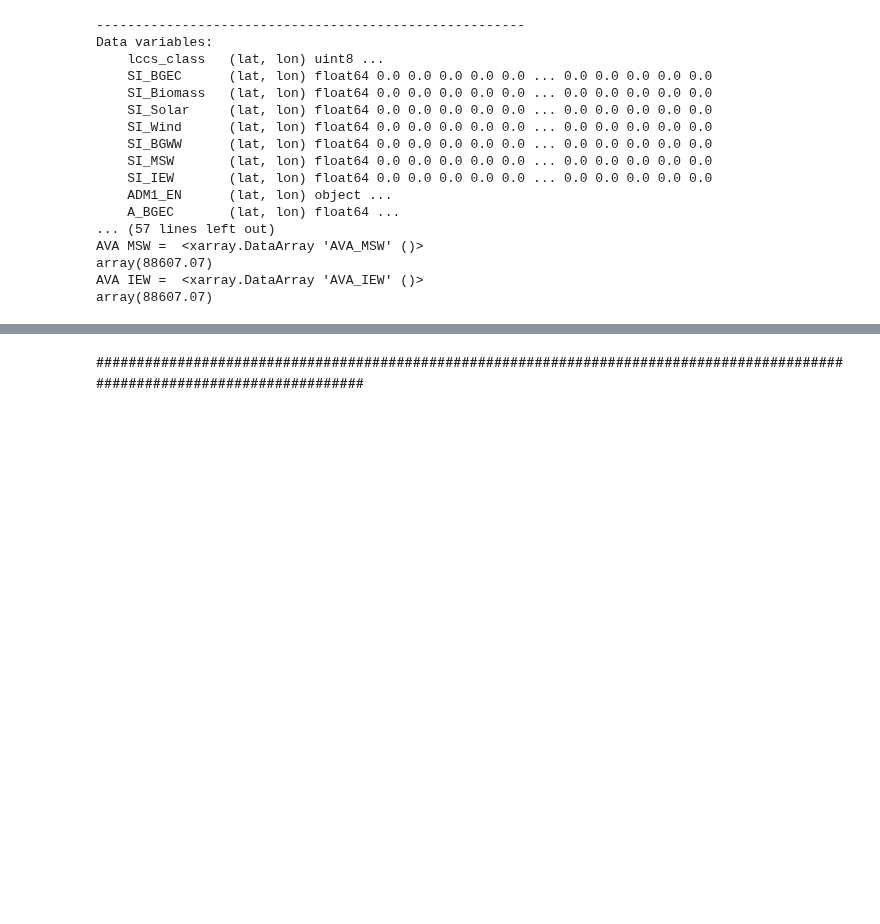
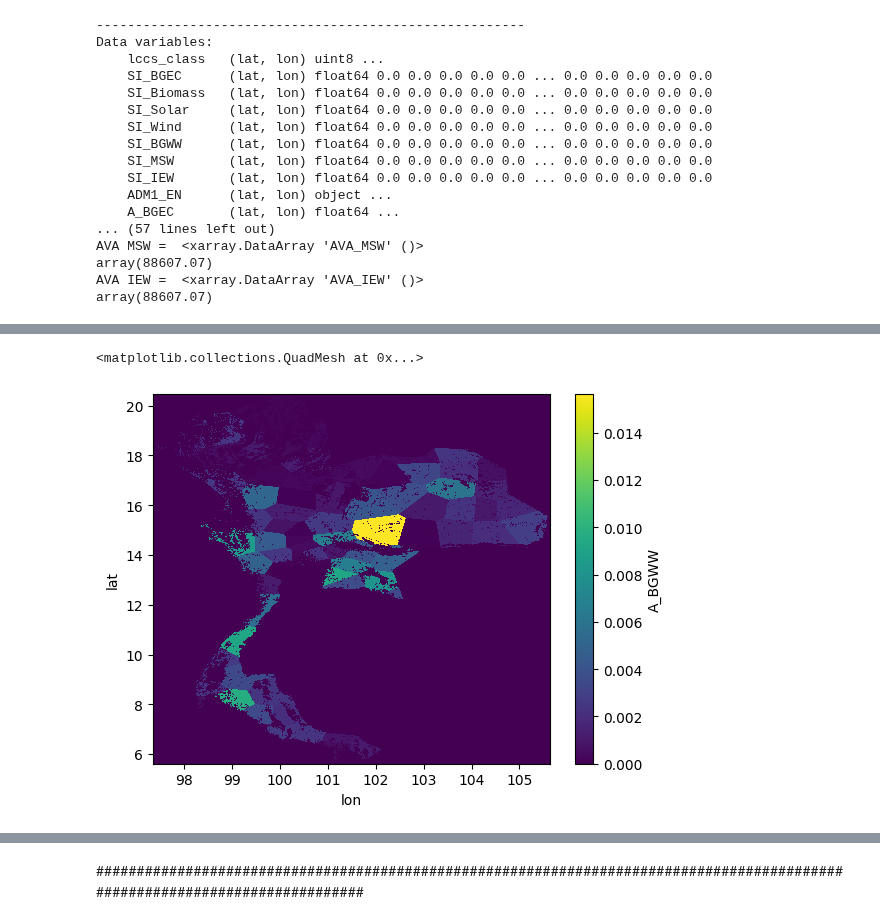
Before and after one commit to NarasetS/REPowerPlant_Siting, a Jupyter notebook: 10_SI_Farmarea_xarray.ipynb, the cells around one changed output, grey strips where cells are left out. Saved outputs shown, nothing was run; the diff lists cells and outputs as text; code cells hidden in the pictures; blank space fills up the shorter version.

```diff
--- a/10_SI_Farmarea_xarray.ipynb
+++ b/10_SI_Farmarea_xarray.ipynb
@@ -1031,3 +1043,8 @@ array(5493.62946368)
+# %%
+xr_final_SI['A_BGWW'].plot()
+# %% [output]
+<matplotlib.collections.QuadMesh at 0x...>
+[figure, added]
 # %%
 thailandmap = gpd.read_file('Data\\tha_admbnda_adm1_rtsd_20220121\\tha_admbnda_adm1_rtsd_20220121.shp')
 thailandmap.crs = {'init': 'epsg:4326'}
```
Also changed, not shown: parts of 4 cells of this notebook, 7 other files.
